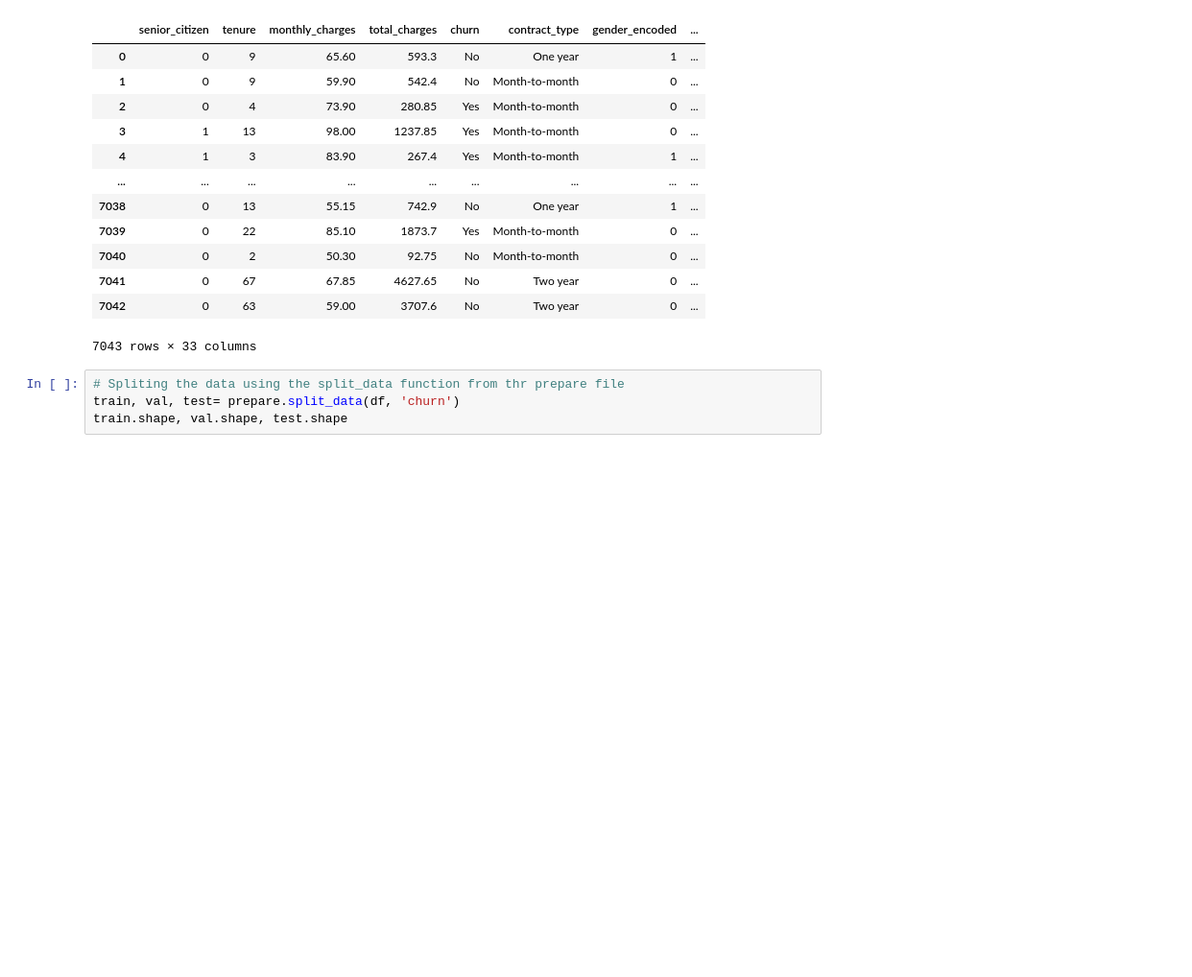
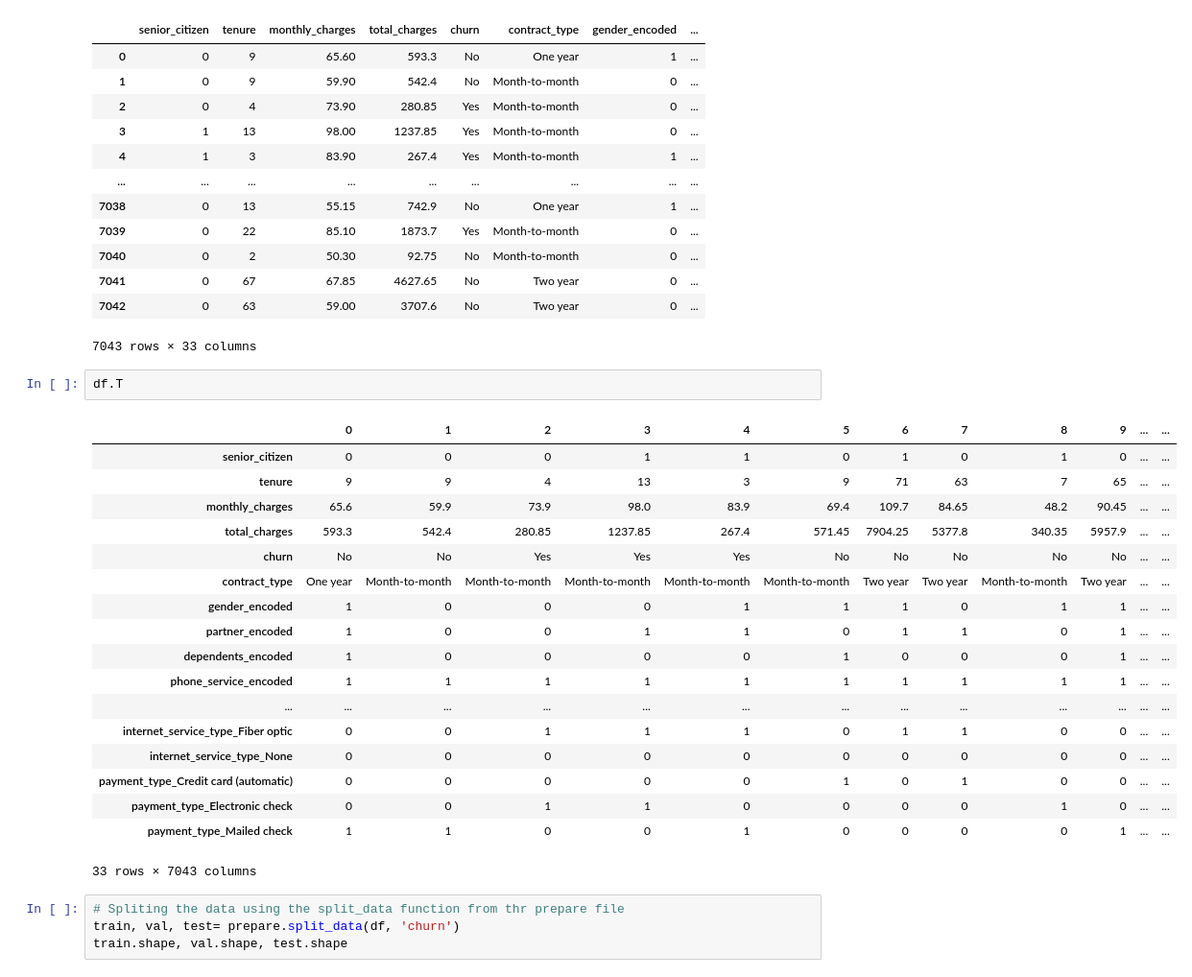
Before and after one commit to EstebanHernandez0/Predicting_Customer_Status, a Jupyter notebook: Final_Report.ipynb, the cells around one changed output. Shown: that part at 96% size. Cells and saved outputs as stored; diff of their text form; blank space fills up the shorter version.

```diff
--- a/Final_Report.ipynb
+++ b/Final_Report.ipynb
@@ -98,6 +98,27 @@ df.dropna()
 | 7041 | 0 | 67 | 67.85 | 4627.65 | No | Two year | 0 | ... |
 | 7042 | 0 | 63 | 59.00 | 3707.6 | No | Two year | 0 | ... |
 7043 rows × 33 columns
+# %%
+df.T
+# %% [output]
+|  | 0 | 1 | 2 | 3 | 4 | 5 | 6 | 7 | 8 | 9 | ... | ... |
+| senior_citizen | 0 | 0 | 0 | 1 | 1 | 0 | 1 | 0 | 1 | 0 | ... | ... |
+| tenure | 9 | 9 | 4 | 13 | 3 | 9 | 71 | 63 | 7 | 65 | ... | ... |
+| monthly_charges | 65.6 | 59.9 | 73.9 | 98.0 | 83.9 | 69.4 | 109.7 | 84.65 | 48.2 | 90.45 | ... | ... |
+| total_charges | 593.3 | 542.4 | 280.85 | 1237.85 | 267.4 | 571.45 | 7904.25 | 5377.8 | 340.35 | 5957.9 | ... | ... |
+| churn | No | No | Yes | Yes | Yes | No | No | No | No | No | ... | ... |
+| contract_type | One year | Month-to-month | Month-to-month | Month-to-month | Month-to-month | Month-to-month | Two year | Two year | Month-to-month | Two year | ... | ... |
+| gender_encoded | 1 | 0 | 0 | 0 | 1 | 1 | 1 | 0 | 1 | 1 | ... | ... |
+| partner_encoded | 1 | 0 | 0 | 1 | 1 | 0 | 1 | 1 | 0 | 1 | ... | ... |
+| dependents_encoded | 1 | 0 | 0 | 0 | 0 | 1 | 0 | 0 | 0 | 1 | ... | ... |
+| phone_service_encoded | 1 | 1 | 1 | 1 | 1 | 1 | 1 | 1 | 1 | 1 | ... | ... |
+| ... | ... | ... | ... | ... | ... | ... | ... | ... | ... | ... | ... | ... |
+| internet_service_type_Fiber optic | 0 | 0 | 1 | 1 | 1 | 0 | 1 | 1 | 0 | 0 | ... | ... |
+| internet_service_type_None | 0 | 0 | 0 | 0 | 0 | 0 | 0 | 0 | 0 | 0 | ... | ... |
+| payment_type_Credit card (automatic) | 0 | 0 | 0 | 0 | 0 | 1 | 0 | 1 | 0 | 0 | ... | ... |
+| payment_type_Electronic check | 0 | 0 | 1 | 1 | 0 | 0 | 0 | 0 | 1 | 0 | ... | ... |
+| payment_type_Mailed check | 1 | 1 | 0 | 0 | 1 | 0 | 0 | 0 | 0 | 1 | ... | ... |
+33 rows × 7043 columns
 # %%
 # Spliting the data using the split_data function from thr prepare file
 train, val, test= prepare.split_data(df, 'churn')
```
Also changed, not shown: parts of 49 cells of this notebook.
